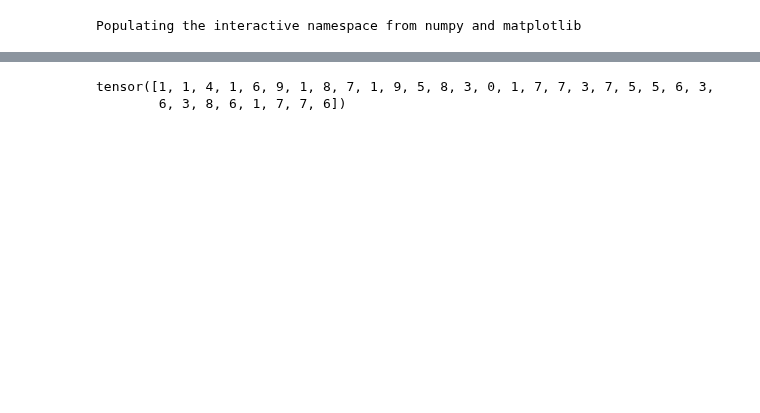
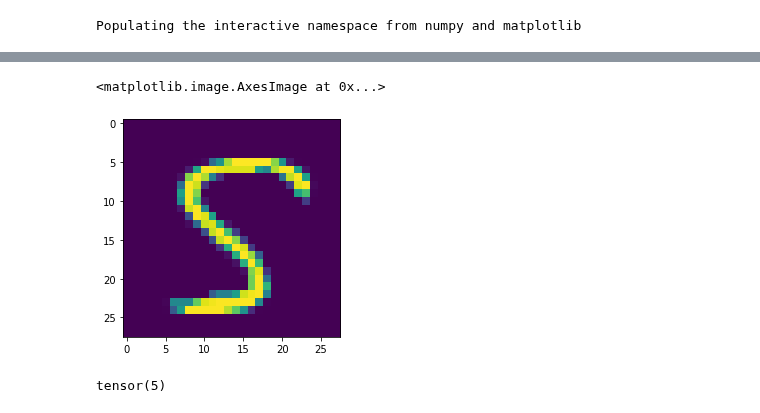
Before and after one commit to aeropagz/notebooks, a Jupyter notebook: mnist_from_scratch.ipynb, the cells around one changed output, grey strips where cells are left out. Drawn from its saved outputs; the diff is of its cells as text; code cells hidden in the pictures; blank space fills up the shorter version.

```diff
--- a/mnist_from_scratch.ipynb
+++ b/mnist_from_scratch.ipynb
@@ -77,5 +96,9 @@ tensor([4, 4, 4, 7, 1, 4, 4, 4, 1, 4, 7, 1, 7, 1, 5, 4, 7, 4, 7, 4, 1, 7, 4, 4,
 # %%
-Y
+imshow(X_test[333])
 # %% [output]
-tensor([1, 1, 4, 1, 6, 9, 1, 8, 7, 1, 9, 5, 8, 3, 0, 1, 7, 7, 3, 7, 5, 5, 6, 3,
-        6, 3, 8, 6, 1, 7, 7, 6])
+<matplotlib.image.AxesImage at 0x...>
+[figure, added]
+# %%
+torch.argmax(model(torch.Tensor(X_test[333].reshape((-1, 28*28)))))
+# %% [output]
+tensor(5)
```
Also changed, not shown: parts of 5 cells of this notebook.
